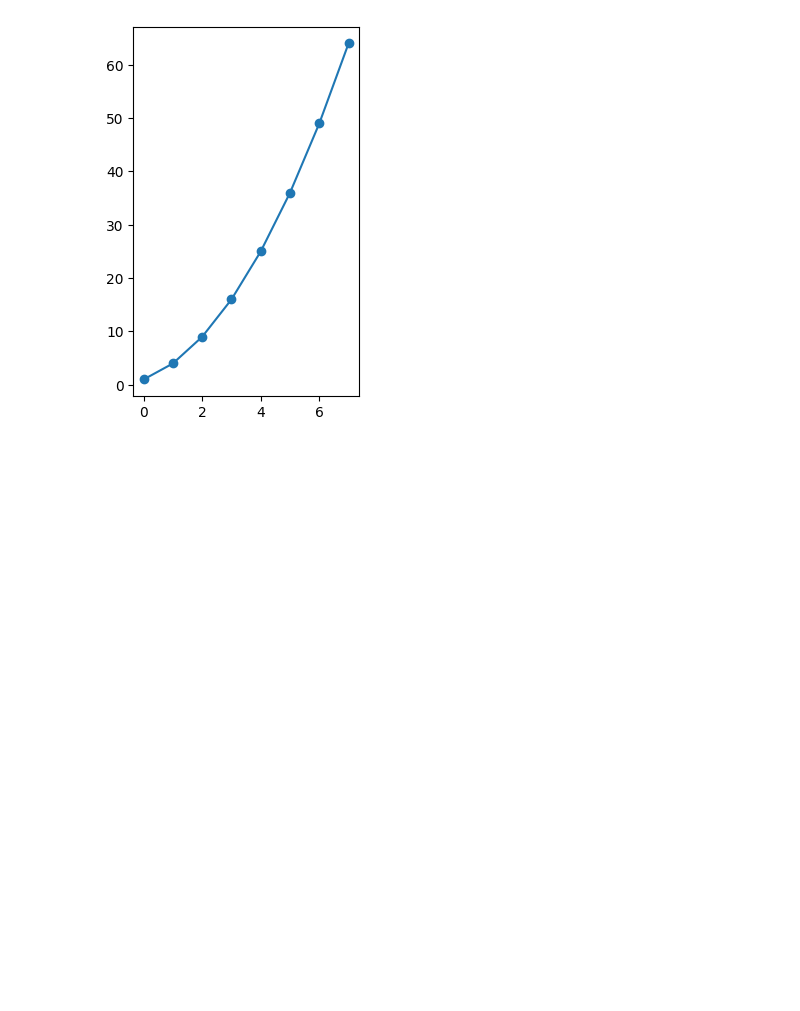
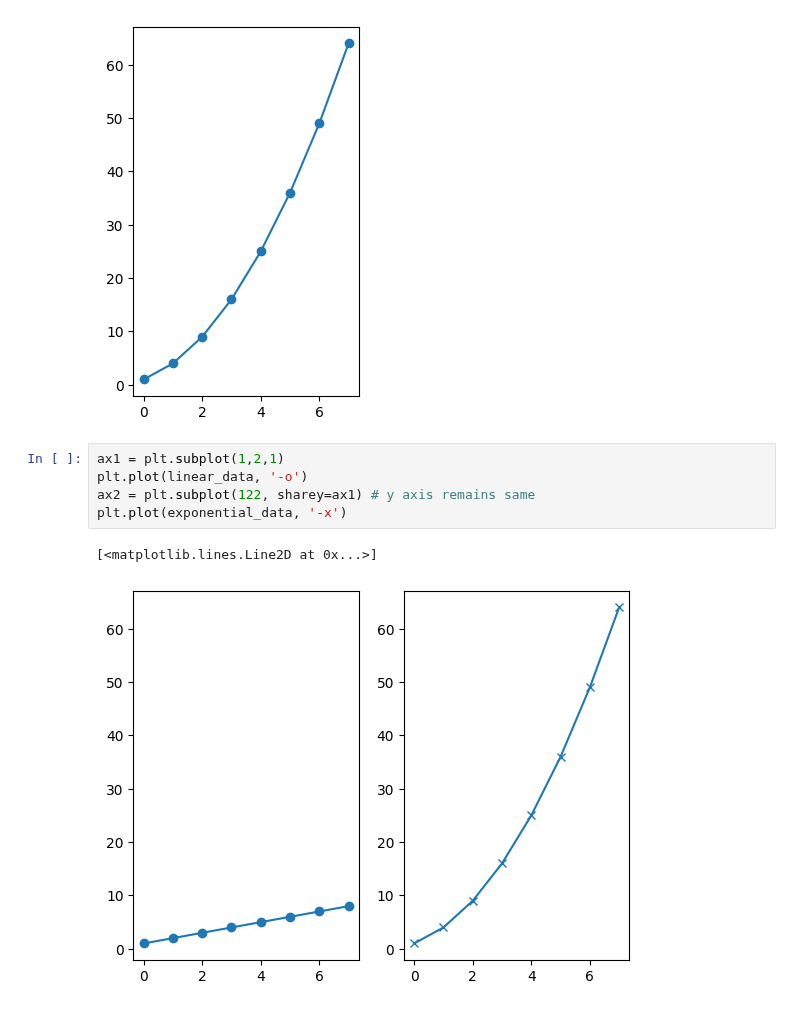
Before and after one commit to Zainab-Ayoub/dataScienceProblems, a Jupyter notebook: subplots.ipynb, the cells around one changed output. Saved outputs shown, nothing was run; the diff lists cells and outputs as text; blank space fills up the shorter version.

Commit message:
sharey to have same y axis

```diff
--- a/subplots.ipynb
+++ b/subplots.ipynb
@@ -37,3 +37,11 @@ plt.plot(exponential_data, '-o')
 # %% [output]
 [<matplotlib.lines.Line2D at 0x...>]
 [figure]
+# %%
+ax1 = plt.subplot(1,2,1)
+plt.plot(linear_data, '-o')
+ax2 = plt.subplot(122, sharey=ax1) # y axis remains same
+plt.plot(exponential_data, '-x')
+# %% [output]
+[<matplotlib.lines.Line2D at 0x...>]
+[figure, added]
```
